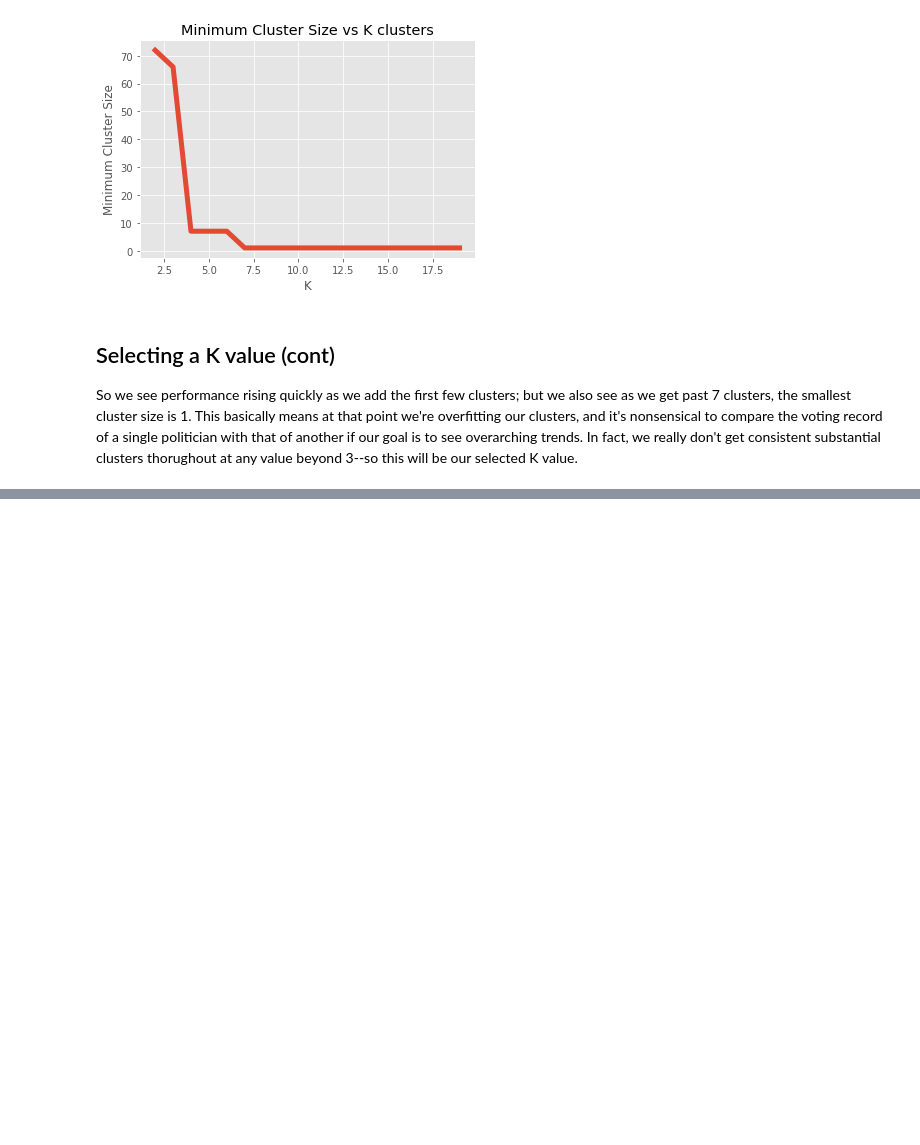
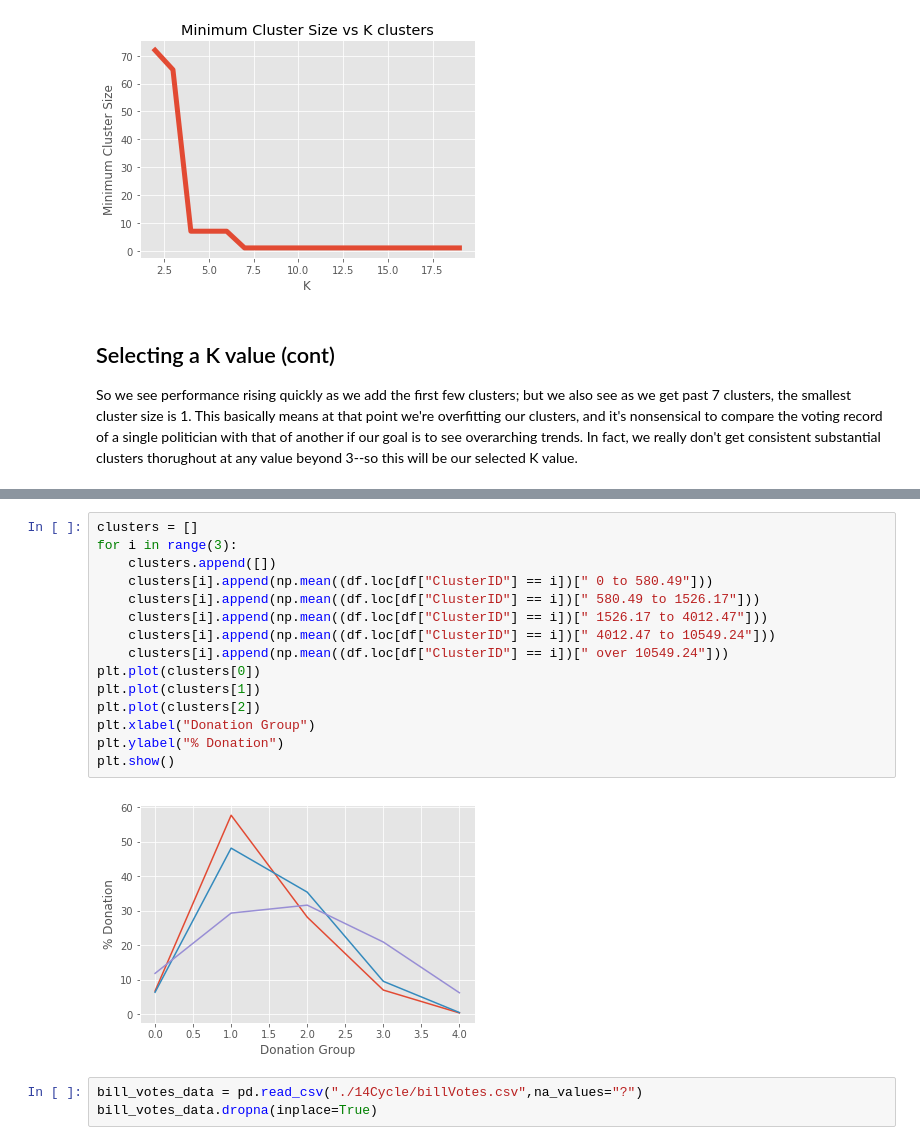
Before and after one commit to ztrzil/FDAC_Final_Project, a Jupyter notebook: Cluster Politicians.ipynb, the cells around one changed output, grey strips where cells are left out. Drawn from its saved outputs; the diff is of its cells as text; blank space fills up the shorter version.

```diff
--- a/Cluster Politicians.ipynb
+++ b/Cluster Politicians.ipynb
@@ -71,0 +85,20 @@ d
+# %%
+clusters = []
+for i in range(3):
+    clusters.append([])
+    clusters[i].append(np.mean((df.loc[df["ClusterID"] == i])[" 0 to 580.49"]))
+    clusters[i].append(np.mean((df.loc[df["ClusterID"] == i])[" 580.49 to 1526.17"]))
+    clusters[i].append(np.mean((df.loc[df["ClusterID"] == i])[" 1526.17 to 4012.47"]))
+    clusters[i].append(np.mean((df.loc[df["ClusterID"] == i])[" 4012.47 to 10549.24"]))
+    clusters[i].append(np.mean((df.loc[df["ClusterID"] == i])[" over 10549.24"]))
+plt.plot(clusters[0])
+plt.plot(clusters[1])
+plt.plot(clusters[2])
+plt.xlabel("Donation Group")
+plt.ylabel("% Donation")
+plt.show()
+# %% [output]
+[figure, added]
+# %%
+bill_votes_data = pd.read_csv("./14Cycle/billVotes.csv",na_values="?")
+bill_votes_data.dropna(inplace=True)
```
Also changed, not shown: parts of 6 cells of this notebook, 1 other file.
